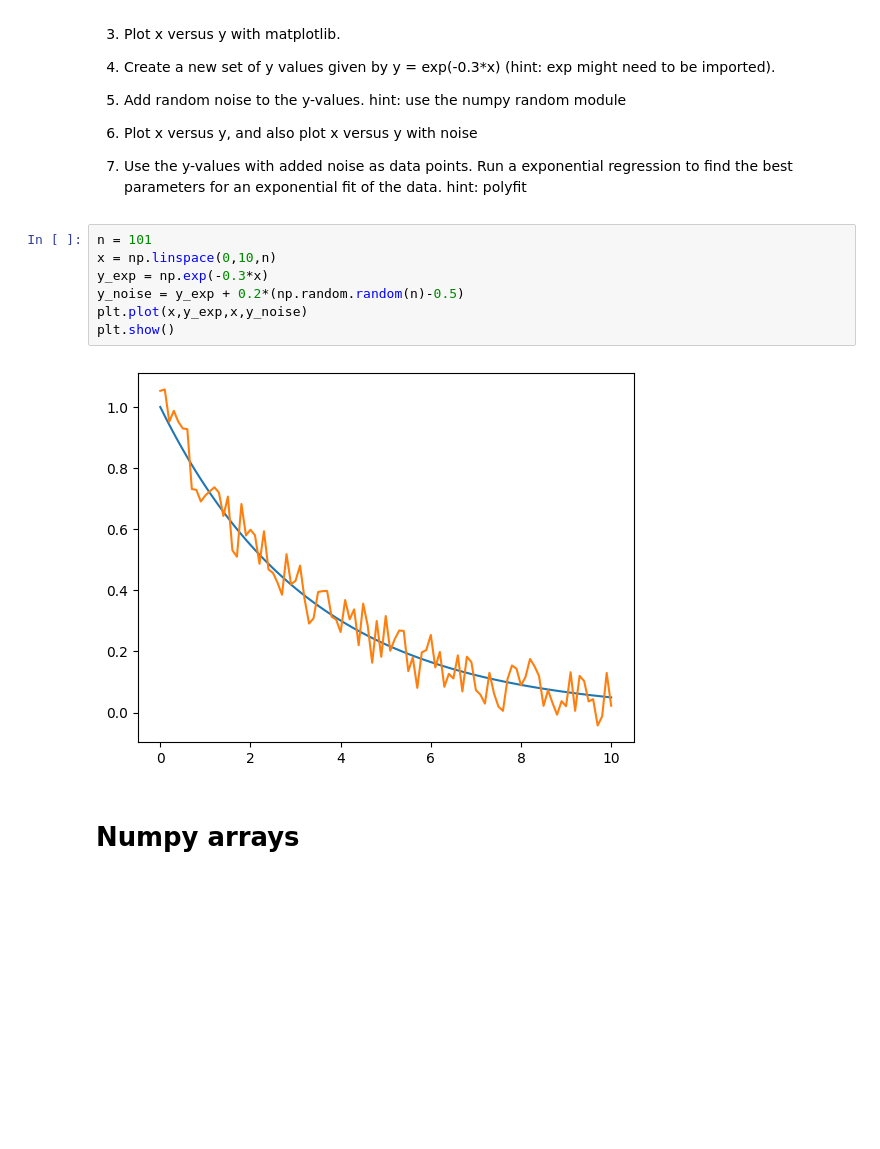
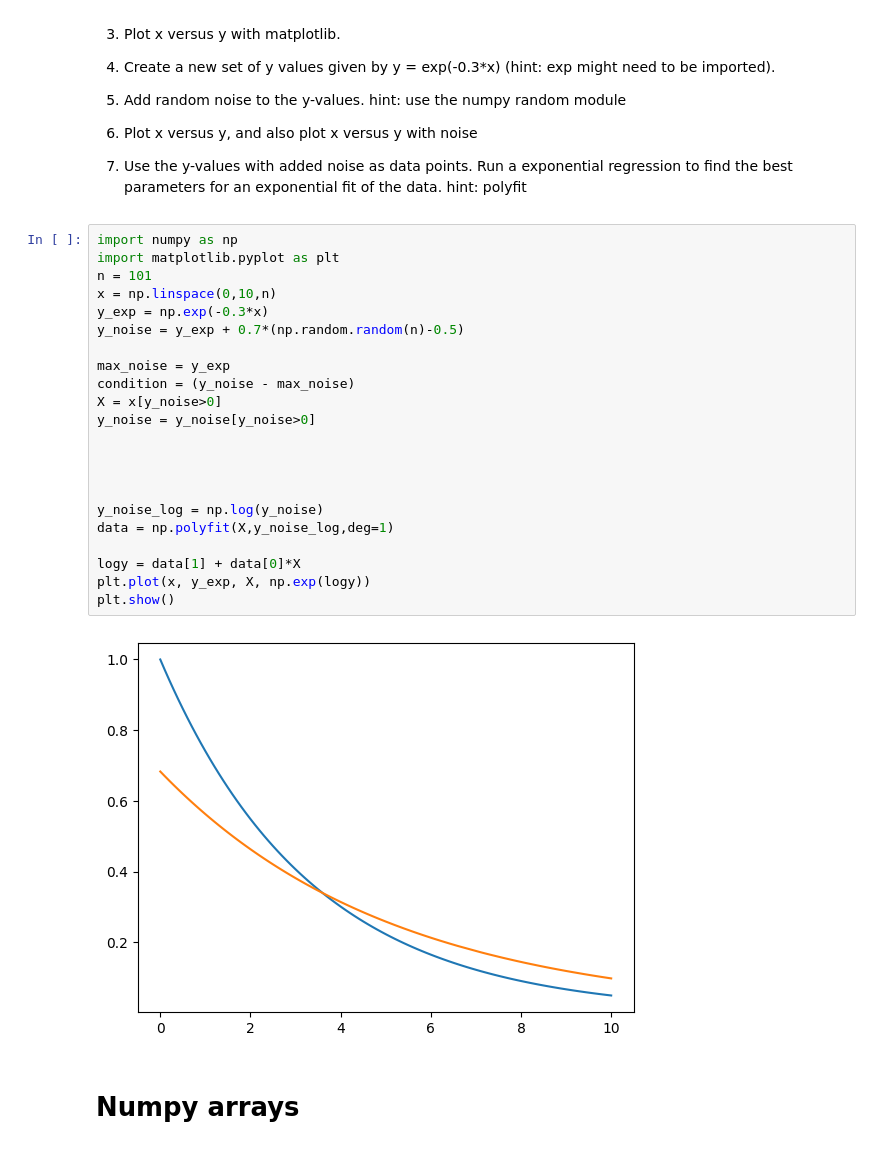
Before and after one commit to BI-DS/GRA4157, a Jupyter notebook: lectures/03-numerical-python/03-numerical-python.ipynb, the cells around one changed output. Drawn from its saved outputs; the diff is of its cells as text; blank space fills up the shorter version.

```diff
--- a/lectures/03-numerical-python/03-numerical-python.ipynb
+++ b/lectures/03-numerical-python/03-numerical-python.ipynb
@@ -459,14 +459,29 @@ plt.show()
 
 7) Use the y-values with added noise as data points. Run a exponential regression to find the best parameters for an exponential fit of the data. hint: polyfit
 # %%
+import numpy as np
+import matplotlib.pyplot as plt
 n = 101
 x = np.linspace(0,10,n)
 y_exp = np.exp(-0.3*x)
-y_noise = y_exp + 0.2*(np.random.random(n)-0.5)
-plt.plot(x,y_exp,x,y_noise)
+y_noise = y_exp + 0.7*(np.random.random(n)-0.5)
+
+max_noise = y_exp
+condition = (y_noise - max_noise)
+X = x[y_noise>0]
+y_noise = y_noise[y_noise>0]
+
+
+
+
+y_noise_log = np.log(y_noise)
+data = np.polyfit(X,y_noise_log,deg=1)
+
+logy = data[1] + data[0]*X
+plt.plot(x, y_exp, X, np.exp(logy))
 plt.show()
 # %% [output]
-[figure, old version]
+[figure, new version]
 # %% [markdown]
 # Numpy arrays
 # %% [markdown]
```
Also changed, not shown: parts of 1 cell of this notebook, 6 other files.
